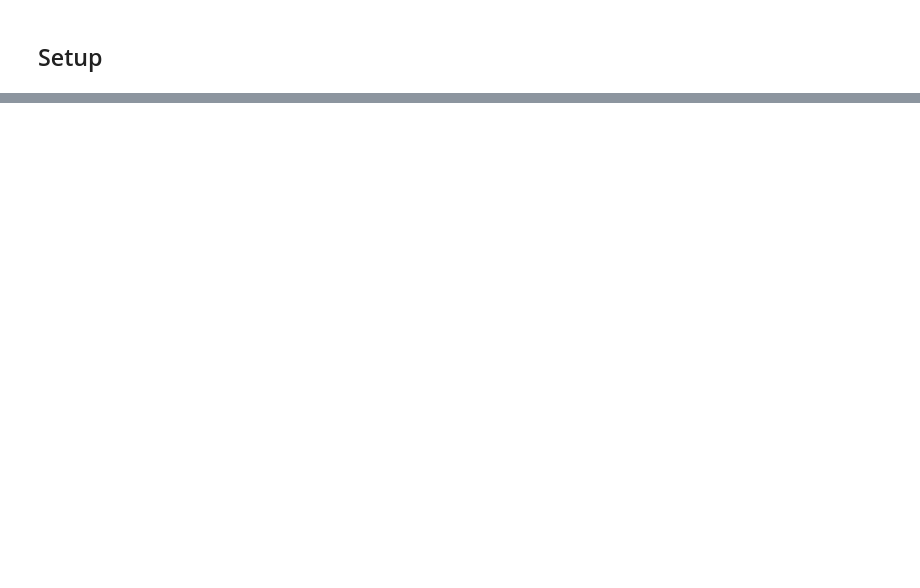
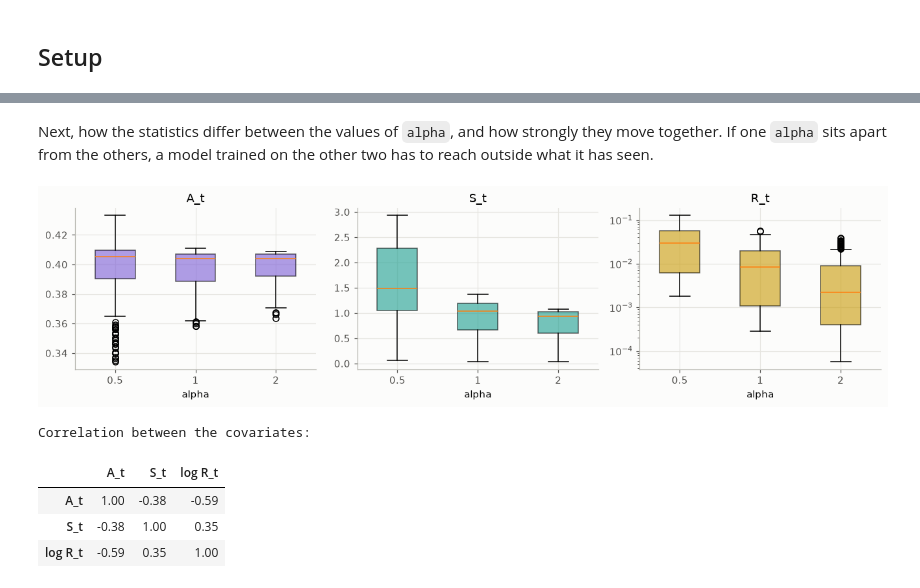
Before and after one commit to ZainAlSaffi-Dev/STAT3007, a Jupyter notebook: model_fitting/3_kernel_only.ipynb, the cells around one changed output, grey strips where cells are left out. Saved outputs shown, nothing was run; the diff lists cells and outputs as text; code cells hidden in the pictures; blank space fills up the shorter version.

```diff
--- a/model_fitting/3_kernel_only.ipynb
+++ b/model_fitting/3_kernel_only.ipynb
@@ -462,16 +62,0 @@ This map holds `A_t` at its median and varies `S_t` and `R_t` together. Darker m
-# %%
-s_grid = np.linspace(z['S_t'].min(), z['S_t'].max(), 60)
-r_grid = np.linspace(z['R_t'].min(), z['R_t'].max(), 60)
-S, R = np.meshgrid(s_grid, r_grid)
-probe = pd.DataFrame({'A_t': z['A_t'].median(), 'S_t': S.ravel(), 'R_t': R.ravel()})
-surface = booster.predict(xgb.DMatrix(probe.to_numpy())).reshape(S.shape)
-
-fig, ax = plt.subplots(figsize=(6, 4.4))
-im = ax.contourf(S * data['S_t'].std() + data['S_t'].mean(), R * data['R_t'].std() + data['R_t'].mean(), np.log10(surface), levels=12, cmap='Greys')
-ax.scatter(data['S_t'], data['R_t'], s=6, color=KERNEL_COLOURS['S_t'], alpha=0.4)
-fig.colorbar(im, label='log10 of predicted grokking step')
-ax.set_xlabel('S_t')
-ax.set_ylabel('R_t')
-ax.grid(False)
-plt.tight_layout()
-plt.show()
@@ -650,0 +135,23 @@ The settings are a stronger predictor. A flexible model of width and weight deca
+# %% [markdown]
+Next, how the statistics differ between the values of `alpha`, and how strongly they move together. If one `alpha` sits apart from the others, a model trained on the other two has to reach outside what it has seen.
+# %%
+fig, axes = plt.subplots(1, 3, figsize=(12, 3.2))
+for ax, stat in zip(axes, kernel):
+    box = ax.boxplot([g[stat] for _, g in data.groupby('alpha')], tick_labels=['0.5', '1', '2'], patch_artist=True, widths=0.5)
+    for patch in box['boxes']:
+        patch.set_facecolor(KERNEL_COLOURS[stat])
+        patch.set_alpha(0.6)
+    ax.set_xlabel('alpha')
+    ax.set_title(stat)
+axes[2].set_yscale('log')
+plt.tight_layout()
+plt.show()
+print('Correlation between the covariates:')
+data[covs].corr().round(2)
+# %% [output]
+[figure, added]
+Correlation between the covariates:
+|  | A_t | S_t | log R_t |
+| A_t | 1.00 | -0.38 | -0.59 |
+| S_t | -0.38 | 1.00 | 0.35 |
+| log R_t | -0.59 | 0.35 | 1.00 |
```
Also changed, not shown: parts of 80 cells of this notebook, 2 other files.
